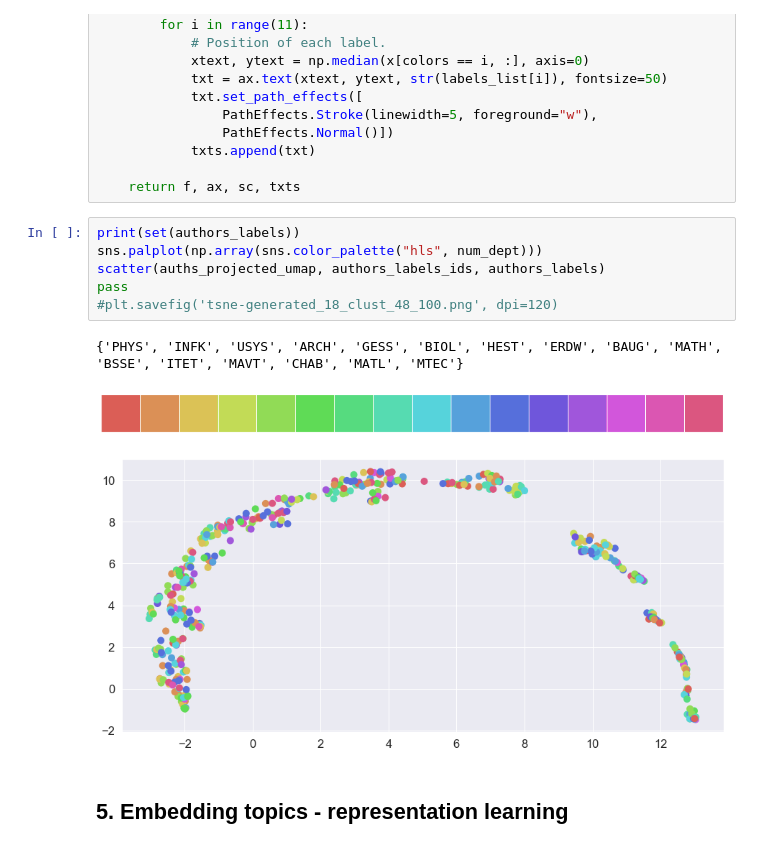
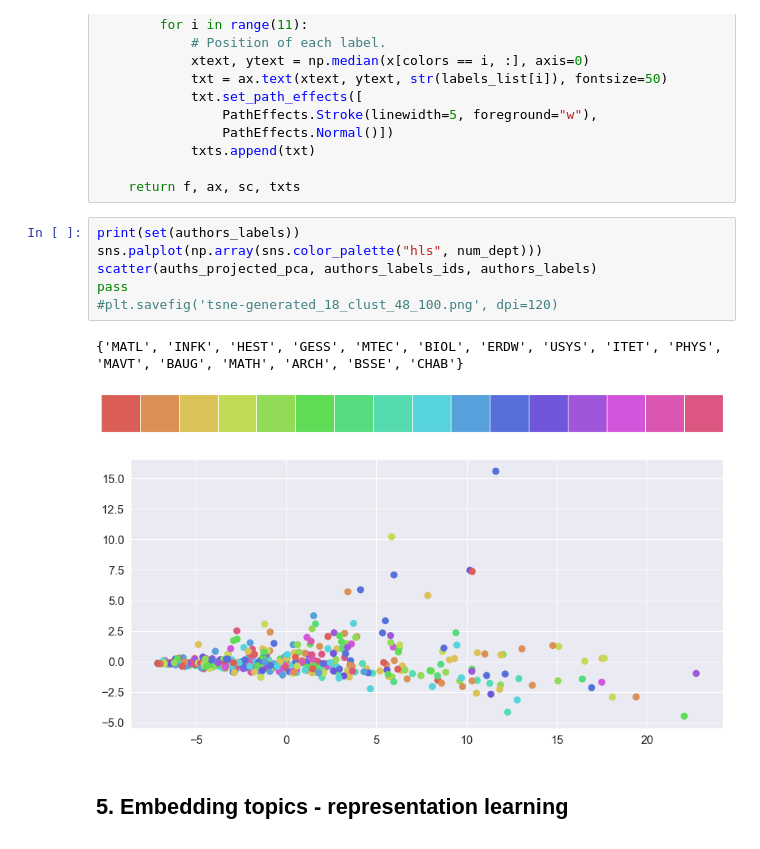
Before and after one commit to GiuliaLanzillotta/ETH_SEARCH, a Jupyter notebook: Embedding LDA.ipynb, the cells around one changed output. Cells and saved outputs as stored; diff of their text form.

```diff
--- a/Embedding LDA.ipynb
+++ b/Embedding LDA.ipynb
@@ -808,13 +816,13 @@ def scatter(x, colors, labels_list, labels=False):
 # %%
 print(set(authors_labels))
 sns.palplot(np.array(sns.color_palette("hls", num_dept)))
-scatter(auths_projected_umap, authors_labels_ids, authors_labels)
+scatter(auths_projected_pca, authors_labels_ids, authors_labels)
 pass
 #plt.savefig('tsne-generated_18_clust_48_100.png', dpi=120)
 # %% [output]
-{'PHYS', 'INFK', 'USYS', 'ARCH', 'GESS', 'BIOL', 'HEST', 'ERDW', 'BAUG', 'MATH', 'BSSE', 'ITET', 'MAVT', 'CHAB', 'MATL', 'MTEC'}
+{'MATL', 'INFK', 'HEST', 'GESS', 'MTEC', 'BIOL', 'ERDW', 'USYS', 'ITET', 'PHYS', 'MAVT', 'BAUG', 'MATH', 'ARCH', 'BSSE', 'CHAB'}
 [figure]
-[figure, old version]
+[figure, new version]
 # %% [markdown]
 ## 5. Embedding topics - representation learning
 # %%
```
Also changed, not shown: parts of 6 cells of this notebook.
